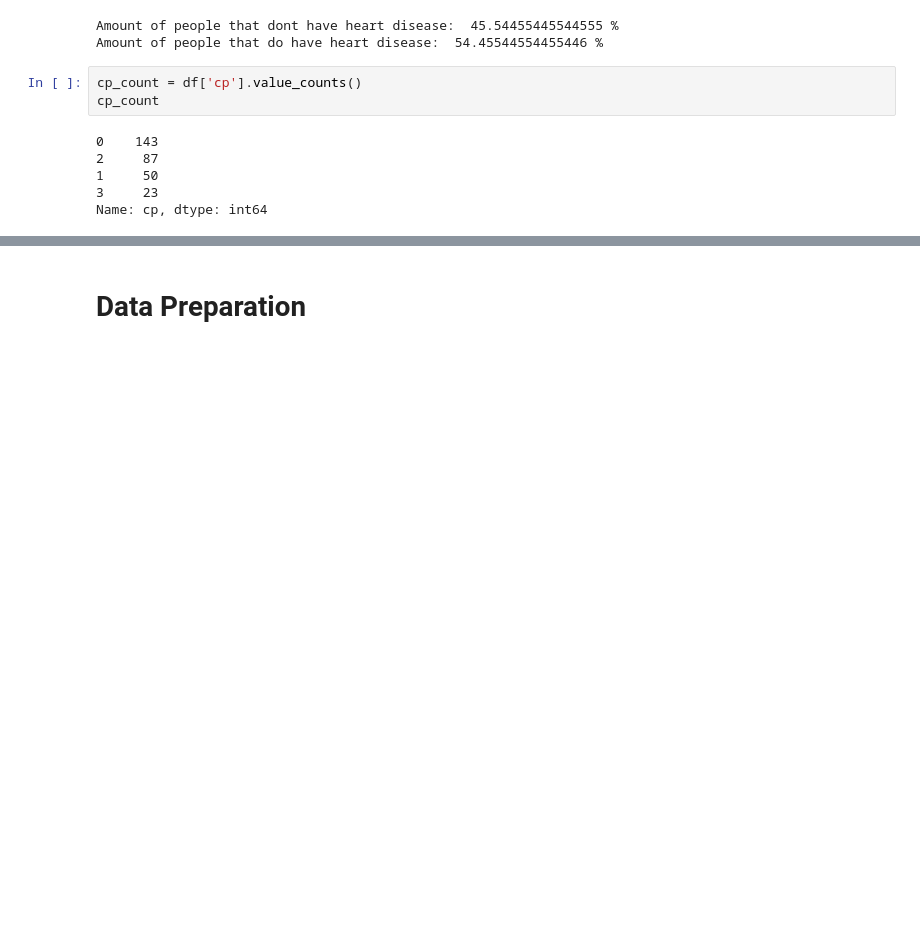
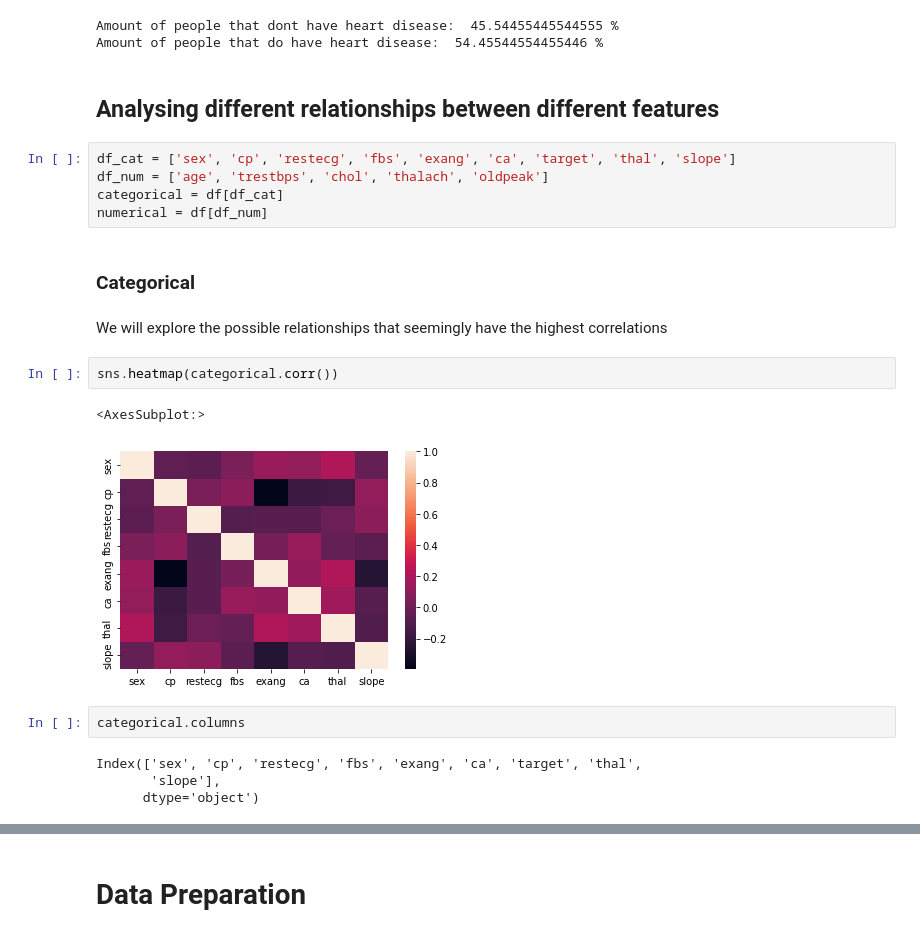
Before and after one commit to Harshal12355/Heart-Disease, a Jupyter notebook: heart.ipynb, the cells around one changed output, grey strips where cells are left out. Cells and saved outputs as stored; diff of their text form; blank space fills up the shorter version.

```diff
--- a/heart.ipynb
+++ b/heart.ipynb
@@ -280,12 +280,25 @@ print('Amount of people that do have heart disease: ', percentage_that_have, "%"
 # %% [output]
 Amount of people that dont have heart disease:  45.54455445544555 %
 Amount of people that do have heart disease:  54.45544554455446 %
-# %%
-cp_count = df['cp'].value_counts()
-cp_count
-# %% [output]
-0    143
-2     87
-1     50
-3     23
-Name: cp, dtype: int64
+# %% [markdown]
+## Analysing different relationships between different features
+# %%
+df_cat = ['sex', 'cp', 'restecg', 'fbs', 'exang', 'ca', 'target', 'thal', 'slope']
+df_num = ['age', 'trestbps', 'chol', 'thalach', 'oldpeak']
+categorical = df[df_cat]
+numerical = df[df_num]
+# %% [markdown]
+### Categorical
+# %% [markdown]
+We will explore the possible relationships that seemingly have the highest correlations
+# %%
+sns.heatmap(categorical.corr())
+# %% [output]
+<AxesSubplot:>
+[figure, added]
+# %%
+categorical.columns
+# %% [output]
+Index(['sex', 'cp', 'restecg', 'fbs', 'exang', 'ca', 'target', 'thal',
+       'slope'],
+      dtype='object')
```
Also changed, not shown: parts of 17 cells of this notebook.
